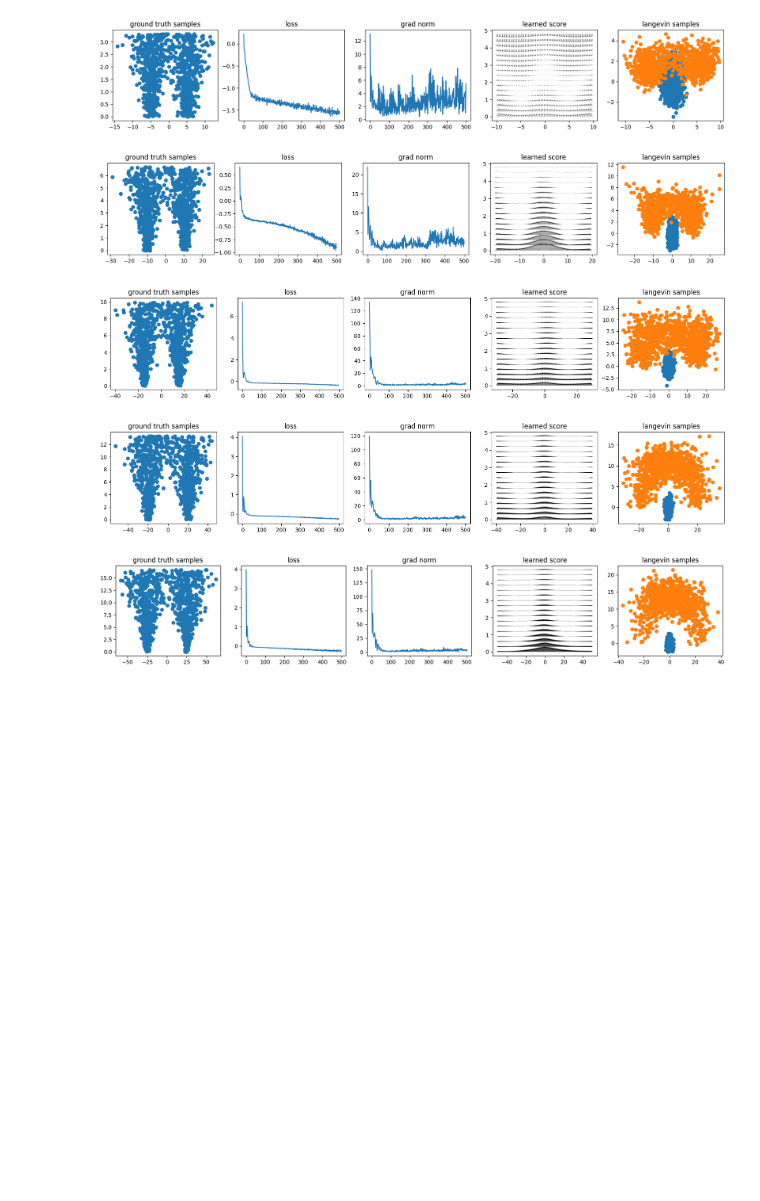
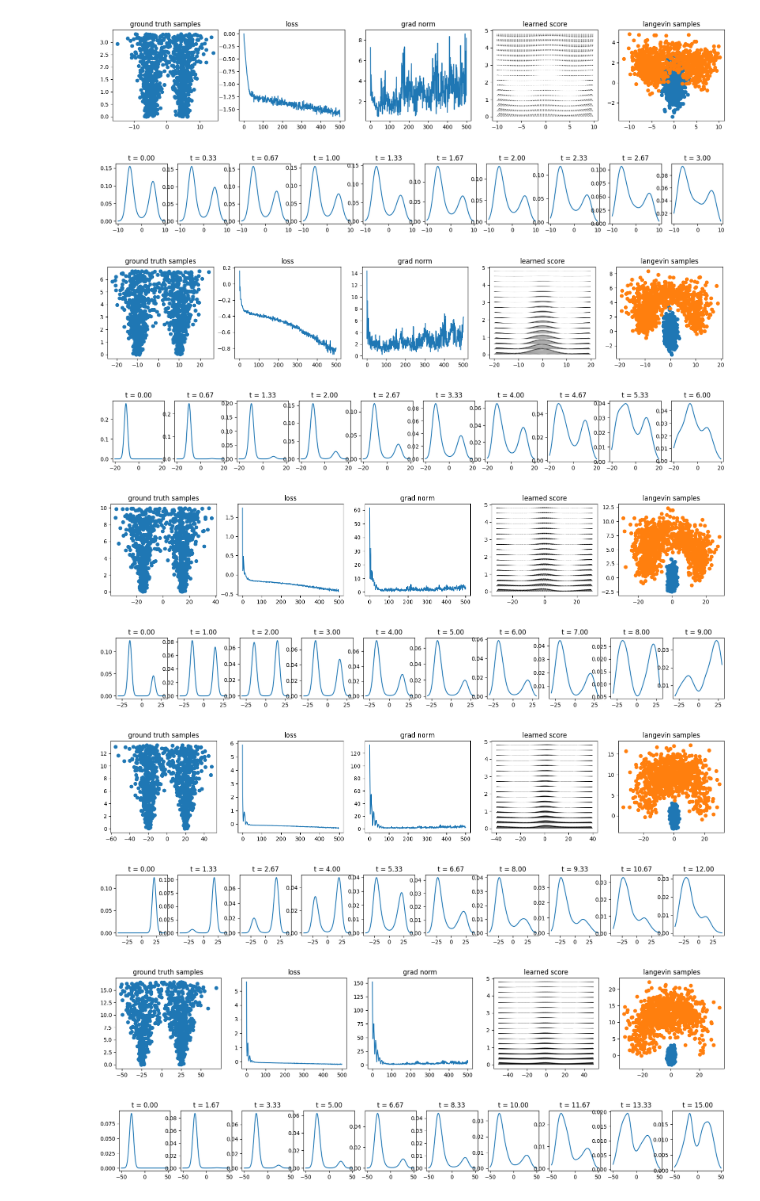
Before and after one commit to louixp/nn-score-matching, a Jupyter notebook: mixture_vs_brownian_pad/qualitative.ipynb, the cells around one changed output. Drawn from its saved outputs; the diff is of its cells as text; code cells hidden in the pictures; blank space fills up the shorter version.

Commit message:
Compute pdf from score.

```diff
--- a/mixture_vs_brownian_pad/qualitative.ipynb
+++ b/mixture_vs_brownian_pad/qualitative.ipynb
@@ -11,10 +12,9 @@ from score.distributions import (
 )
 # %%
 for mode_dist in range(10, 60, 10):
+    max_temperature = mode_dist / 3
     fig, axs = plt.subplots(1, 5, figsize=(20, 3))
-    distribution = BrownianDiffusionJoint(
-        symmetric_gaussian_mixture_1d(mode_dist),
-        max_temp = mode_dist / 3)
+    distribution = BrownianDiffusionGaussianMixture(mode_dist, max_temperature)
     x, y = distribution.sample((1000, )).numpy().T
     axs[0].scatter(x, y)
     axs[0].set_title('ground truth samples')
@@ -26,45 +26,60 @@ for mode_dist in range(10, 60, 10):
         torch.nn.Softplus(),
         torch.nn.Linear(128, 2))
     optimizer = torch.optim.Adam(model.parameters(), lr=5e-4)
-    score = Score2d(model, optimizer, distribution)
+    score = TemperedDistributionScore(model, optimizer, distribution)
 
     loss, grad_norm = score.learn(
         n_samples_per_iter = 1000,
         n_iters = 500,
         keep_best = True,
         use_tqdm = False
     )
     axs[1].plot(loss)
     axs[1].set_title('loss')
     axs[2].plot(grad_norm)
     axs[2].set_title('grad norm')
 
     g, s = score.score_approx(-mode_dist, mode_dist, 0, 5, 0.3)
     g, s = g.numpy().T, s.numpy().T
     axs[3].quiver(g[0], g[1], s[0], s[1])
     axs[3].set_title('learned score')
 
     init_samples = standard_gaussian_2d().sample((1000, ))
     samples = score.sample_langevin(
         init_samples = init_samples,
         n_steps = 1000,
         epsilon = 0.1,
         use_tqdm = False
     )
 
     init_samples = init_samples.numpy().T
     samples = samples.numpy().T
     axs[4].scatter(init_samples[0], init_samples[1])
     axs[4].scatter(samples[0], samples[1])
     axs[4].set_title('langevin samples')
 
     plt.show()
+
+    fig, axs = plt.subplots(1, 10, figsize=(20, 2))
+    for i, t in enumerate(np.arange(0, max_temperature, max_temperature / 10)):
+        g, p = score.conditional_pdf_approx(
+            -mode_dist, mode_dist, 0.1, temperature=t)
+        g, p = g.numpy(), p.numpy()
+        axs[i].plot(g, p)
+        axs[i].set_title(f't = {t:.2f}')
+
+    plt.show()
 # %% [output]
-[figure, old version]
+[figure, new version]
-[figure, old version]
+[figure, new version]
-[figure, old version]
+[figure, new version]
-[figure, old version]
+[figure, new version]
-[figure, old version]
+[figure, new version]
+[figure, added]
+[figure, added]
+[figure, added]
+[figure, added]
+[figure, added]
 # %%
 for mode_dist in range(10, 60, 10):
 	fig, axs = plt.subplots(1, 6, figsize=(24, 3))
```
Also changed, not shown: parts of 2 cells of this notebook, 2 other files.
